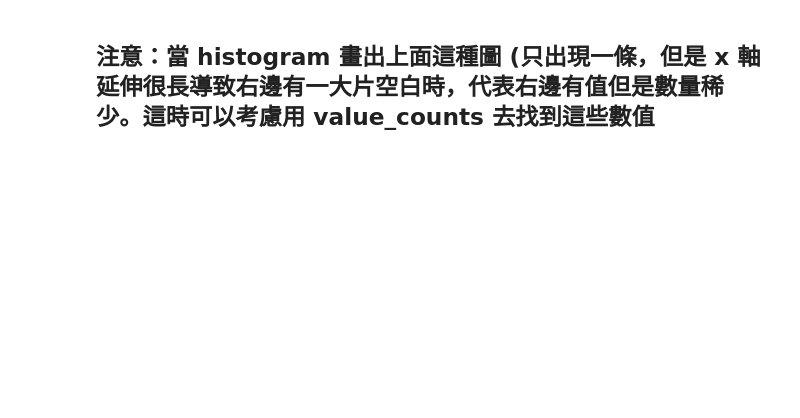
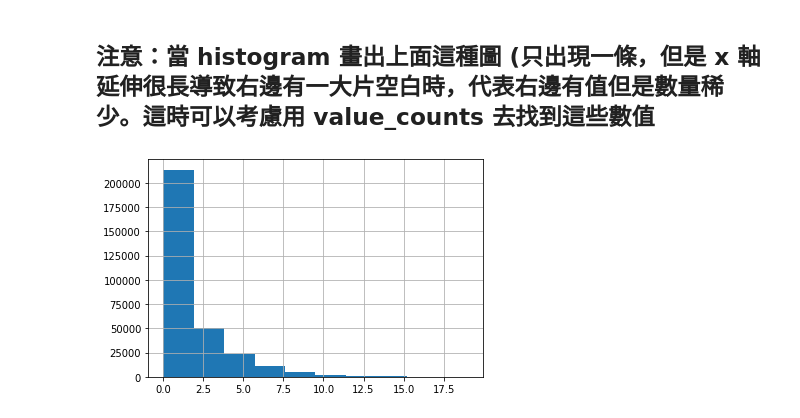
Before and after one commit to r08222011/ML100Days, a Jupyter notebook: homework/Day_009_HW.ipynb, the cells around one changed output. Saved outputs shown, nothing was run; the diff lists cells and outputs as text; code cells hidden in the pictures; blank space fills up the shorter version.

```diff
--- a/homework/Day_009_HW.ipynb
+++ b/homework/Day_009_HW.ipynb
@@ -196,11 +249,9 @@ print(app_train['OBS_60_CNT_SOCIAL_CIRCLE'].value_counts().sort_index(ascending
 # %%
 # 把一些極端值暫時去掉，在繪製一次 Histogram
 # 選擇 OBS_60_CNT_SOCIAL_CIRCLE 小於 20 的資料點繪製
-"""
-Your Code Here
-"""
-loc_a =
-loc_b =
 
-app_train.loc[loc_a, loc_b].hist()
+
+app_train[ "OBS_60_CNT_SOCIAL_CIRCLE"][app_train["OBS_60_CNT_SOCIAL_CIRCLE"] < 20 ].hist()
 plt.show()
+# %% [output]
+[figure, added]
```
Also changed, not shown: parts of 3 cells of this notebook.
